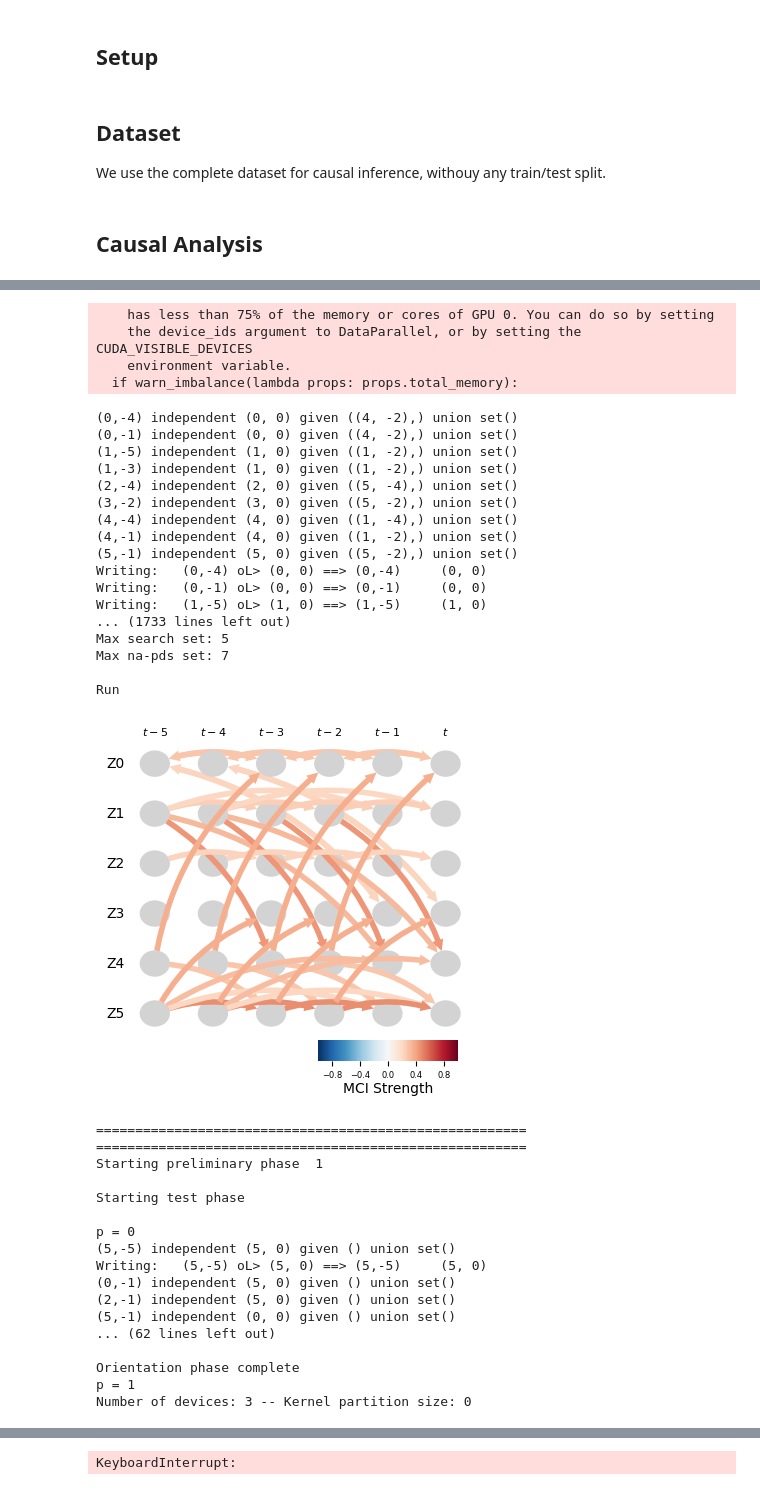
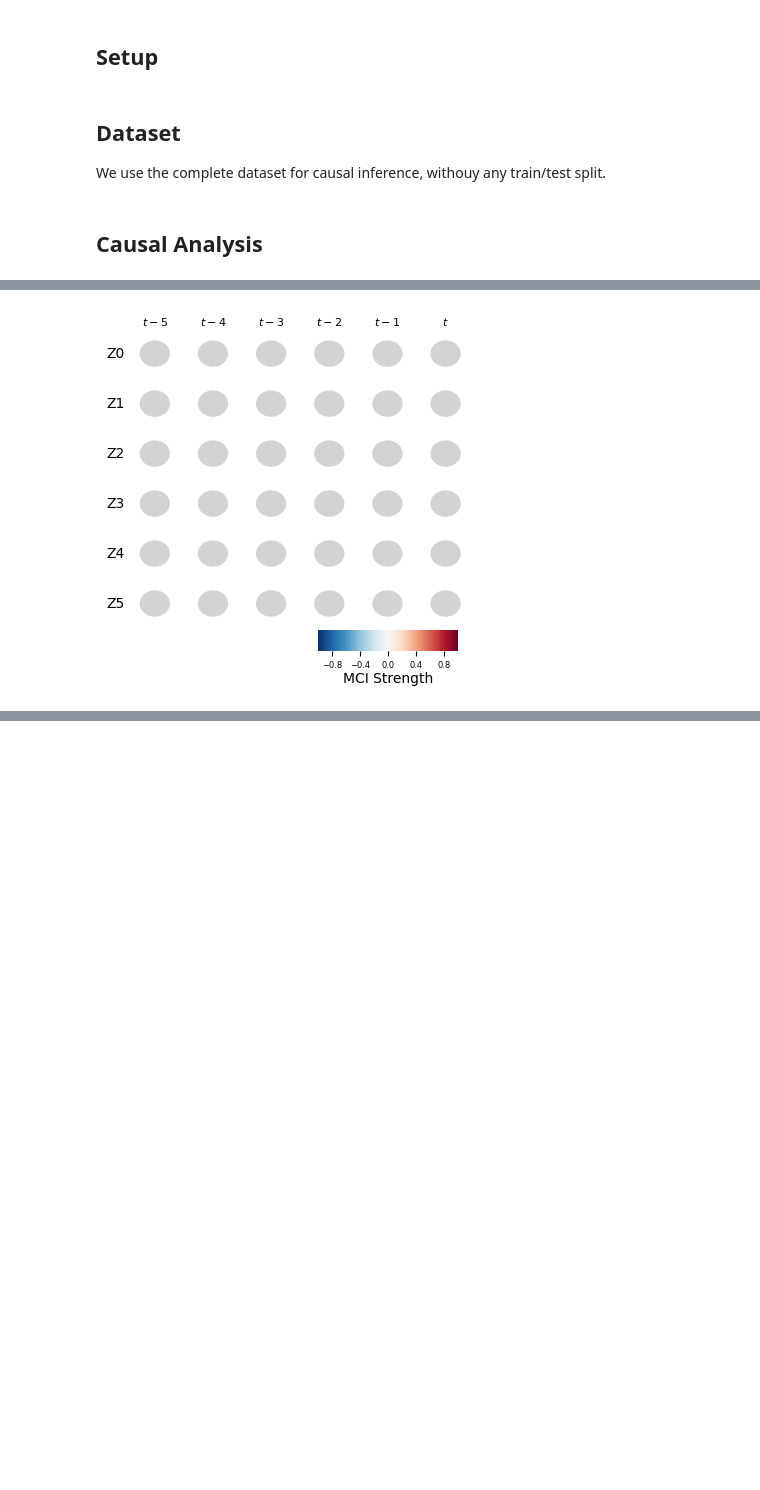
Before and after one commit to LucaCtt/charl-tre, a Jupyter notebook: notebooks/causal_analysis.ipynb, the cells around one changed output, grey strips where cells are left out. Saved outputs shown, nothing was run; the diff lists cells and outputs as text; code cells hidden in the pictures; blank space fills up the shorter version.

```diff
--- a/notebooks/causal_analysis.ipynb
+++ b/notebooks/causal_analysis.ipynb
@@ -72,6 +75,30 @@ for label in np.unique(labels):
     labelled_causal_data[int(label)] = activity_latents
 # %% [markdown]
 ## Causal Analysis
+# %%
+def compute_gsquared_signs(data: np.ndarray, val_matrix: np.ndarray) -> None:
+    """For each link found by Tigramite (nonzero in val_matrix), compute the Spearman correlation."""
+    n_vars = val_matrix.shape[0]
+
+    for i in range(n_vars):
+        for j in range(n_vars):
+            for tau in range(TAU_MIN, TAU_MAX + 1):
+                # If Tigramite found a link (nonzero value in val_matrix)
+                strength = val_matrix[i, j, tau]
+
+                if strength > 0:  # G2 values are always positive
+                    # Get the two time-series aligned by the lag (tau)
+                    # X is the cause (at t - tau), Y is the effect (at t)
+                    y_series = data[tau:, j]
+                    x_series = data[:-tau, i]
+
+                    # Calculate Spearman correlation to find the sign
+                    res = stats.spearmanr(x_series, y_series)
+                    rho = res.statistic  # pyright: ignore[reportAttributeAccessIssue]
+
+                    # OPTIONAL: Manually update val_matrix with the sign for plotting
+                    # This makes the red/blue plot work correctly
+                    val_matrix[i, j, tau] *= np.sign(rho)
 # %%
 var_names = [f"Z{i}" for i in range(latents.shape[1])]
 
@@ -90,8 +117,8 @@ for label_id, data in labelled_causal_data.items():
 
     # pc_alpha is the significance level for the conditional independence tests
     results = lpcmci.run_lpcmci(
-        tau_min=1,
-        tau_max=settings.n_train_windows_in_test - 1,
+        tau_min=TAU_MIN,
+        tau_max=TAU_MAX,
         pc_alpha=1e-3,
     )
 
@@ -99,10 +126,21 @@ for label_id, data in labelled_causal_data.items():
     filtered_val_matrix = results["val_matrix"].copy()
     filtered_graph = results["graph"].copy()
 
+    if IND_TEST == "gsquared":
+        compute_gsquared_signs(data, filtered_val_matrix)
+
     # Find indices where the absolute strength is below the threshold and zero them
     weak_links = np.abs(filtered_val_matrix) < FILTER_THRESHOLD
     filtered_val_matrix[weak_links] = 0
     filtered_graph[weak_links] = ""
+
+    for i in range(filtered_graph.shape[0]):
+        for j in range(filtered_graph.shape[1]):
+            for tau in range(filtered_graph.shape[2]):
+                # Remove bidirected (confounded) links
+                if filtered_graph[i, j, tau] == "<->" or "o" in filtered_graph[i, j, tau]:
+                    filtered_graph[i, j, tau] = ""
+                    filtered_val_matrix[i, j, tau] = 0
 
     print(activity_name)
 
@@ -201,39 +169 @@ Number of devices: 3 -- Kernel partition size: 0
-    has less than 75% of the memory or cores of GPU 0. You can do so by setting
-    the device_ids argument to DataParallel, or by setting the CUDA_VISIBLE_DEVICES
-    environment variable.
-  if warn_imbalance(lambda props: props.total_memory):
-(0,-4) independent (0, 0) given ((4, -2),) union set()
-(0,-1) independent (0, 0) given ((4, -2),) union set()
-(1,-5) independent (1, 0) given ((1, -2),) union set()
-(1,-3) independent (1, 0) given ((1, -2),) union set()
-(2,-4) independent (2, 0) given ((5, -4),) union set()
-(3,-2) independent (3, 0) given ((5, -2),) union set()
-(4,-4) independent (4, 0) given ((1, -4),) union set()
-(4,-1) independent (4, 0) given ((1, -2),) union set()
-(5,-1) independent (5, 0) given ((5, -2),) union set()
-Writing:   (0,-4) oL> (0, 0) ==> (0,-4)     (0, 0)
-Writing:   (0,-1) oL> (0, 0) ==> (0,-1)     (0, 0)
-Writing:   (1,-5) oL> (1, 0) ==> (1,-5)     (1, 0)
-... (1733 lines left out)
-Max search set: 5
-Max na-pds set: 7
-
-Run
-[figure, old version]
+[figure, new version]
-=======================================================
-=======================================================
-Starting preliminary phase  1
-
-Starting test phase
-
-p = 0
-(5,-5) independent (5, 0) given () union set()
-Writing:   (5,-5) oL> (5, 0) ==> (5,-5)     (5, 0)
-(0,-1) independent (5, 0) given () union set()
-(2,-1) independent (5, 0) given () union set()
-(5,-1) independent (0, 0) given () union set()
-... (62 lines left out)
-
-Orientation phase complete
-p = 1
-Number of devices: 3 -- Kernel partition size: 0
@@ -250 +169,0 @@ Number of devices: 3 -- Kernel partition size: 0
-KeyboardInterrupt:
```
Also changed, not shown: parts of 3 cells of this notebook, 49 other files.
